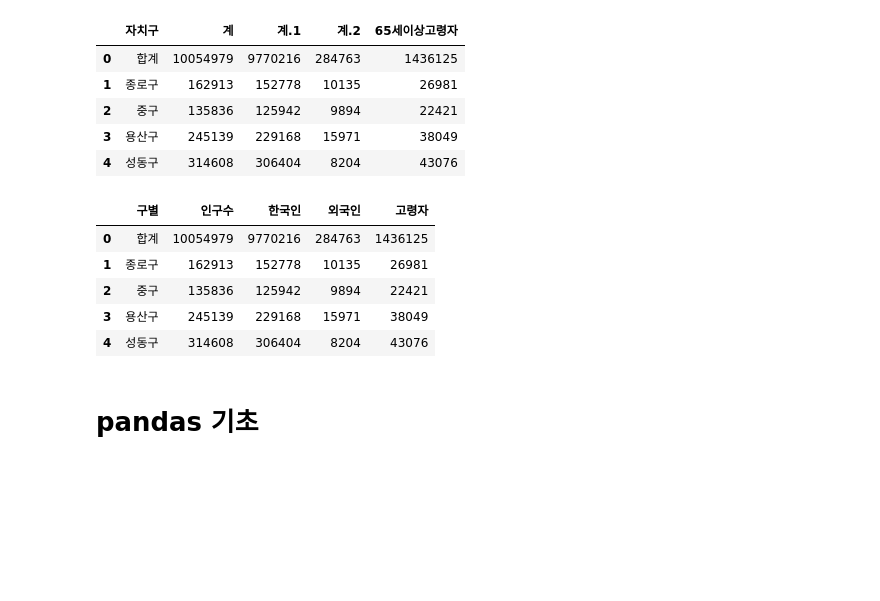
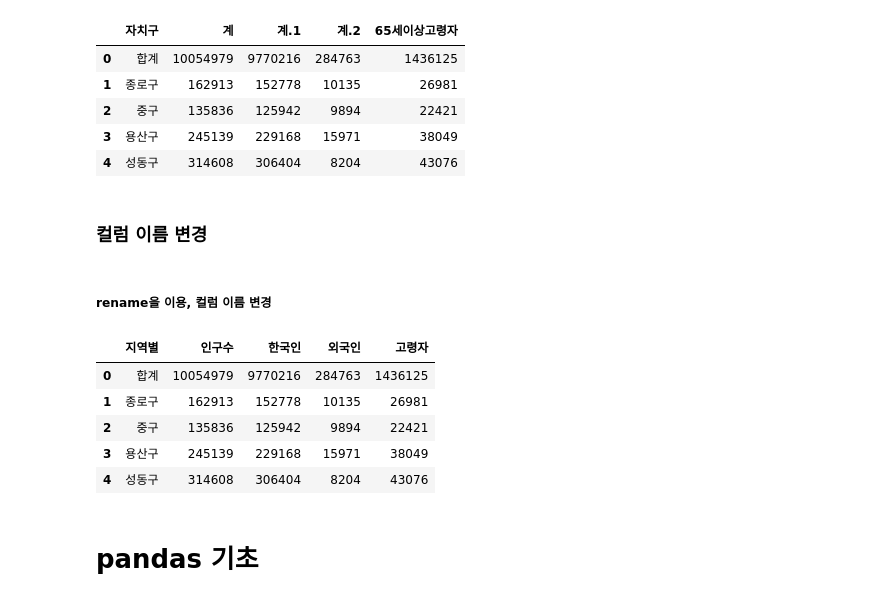
Before and after one commit to jinkyukim-me/python_data_science, a Jupyter notebook: cctv_in_seoul.ipynb, the cells around one changed output. Drawn from its saved outputs; the diff is of its cells as text; code cells hidden in the pictures; blank space fills up the shorter version.

```diff
--- a/cctv_in_seoul.ipynb
+++ b/cctv_in_seoul.ipynb
@@ -103,9 +150,9 @@ pop_seoul.head()
 # %%
 pop_seoul = pd.read_excel('./data/population_in_seoul.xlsx',
                           header = 2,
-                          # 자치구, 인구(전체), 인구(한국인), 인구(외국인), 인구(65세이상고령자)
                           parse_cols = 'B, D, G, J, N',
-                          encoding='utf-8')
+                          encoding='utf-8',
+                          thousands=',')
 pop_seoul.head()
 # %% [output]
 |  | 자치구 | 계 | 계.1 | 계.2 | 65세이상고령자 |
@@ -114,17 +161,20 @@ pop_seoul.head()
 | 2 | 중구 | 135836 | 125942 | 9894 | 22421 |
 | 3 | 용산구 | 245139 | 229168 | 15971 | 38049 |
 | 4 | 성동구 | 314608 | 306404 | 8204 | 43076 |
+# %% [markdown]
+### 컬럼 이름 변경
+# %% [markdown]
+##### rename을 이용, 컬럼 이름 변경
 # %%
-pop_seoul.rename(columns={pop_seoul.columns[0] : '구별',
+pop_seoul.rename(columns={pop_seoul.columns[0] : '지역별',
                           pop_seoul.columns[1] : '인구수',
                           pop_seoul.columns[2] : '한국인',
                           pop_seoul.columns[3] : '외국인',
                           pop_seoul.columns[4] : '고령자'},
-                          inplace = True
-                )
+                          inplace = True)
 pop_seoul.head()
 # %% [output]
-|  | 구별 | 인구수 | 한국인 | 외국인 | 고령자 |
+|  | 지역별 | 인구수 | 한국인 | 외국인 | 고령자 |
 | 0 | 합계 | 10054979 | 9770216 | 284763 | 1436125 |
 | 1 | 종로구 | 162913 | 152778 | 10135 | 26981 |
 | 2 | 중구 | 135836 | 125942 | 9894 | 22421 |
```
Also changed, not shown: parts of 211 cells of this notebook.
